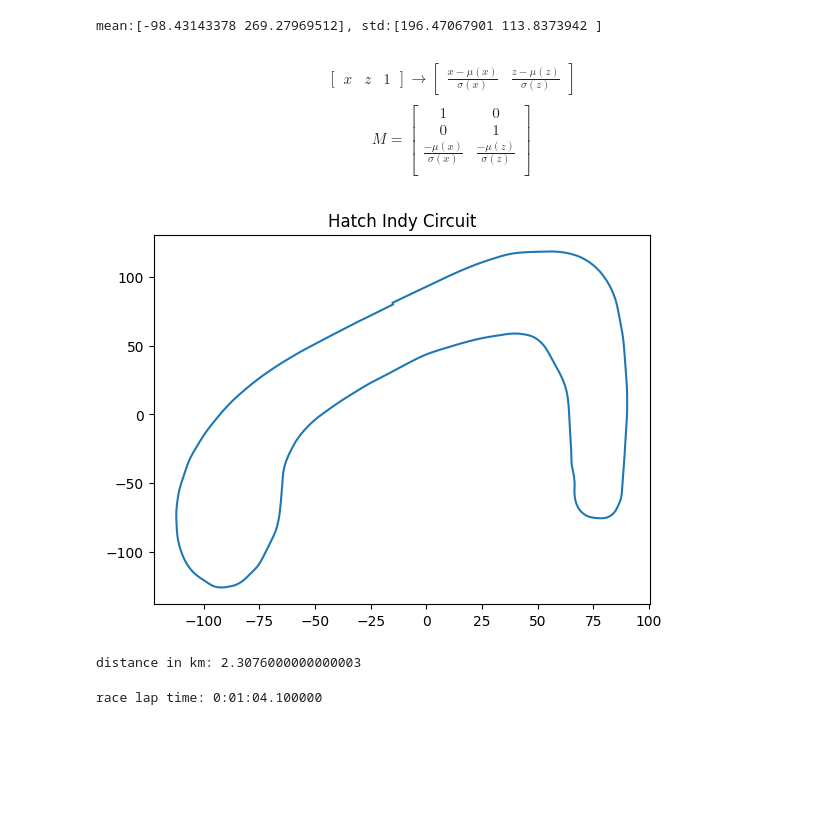
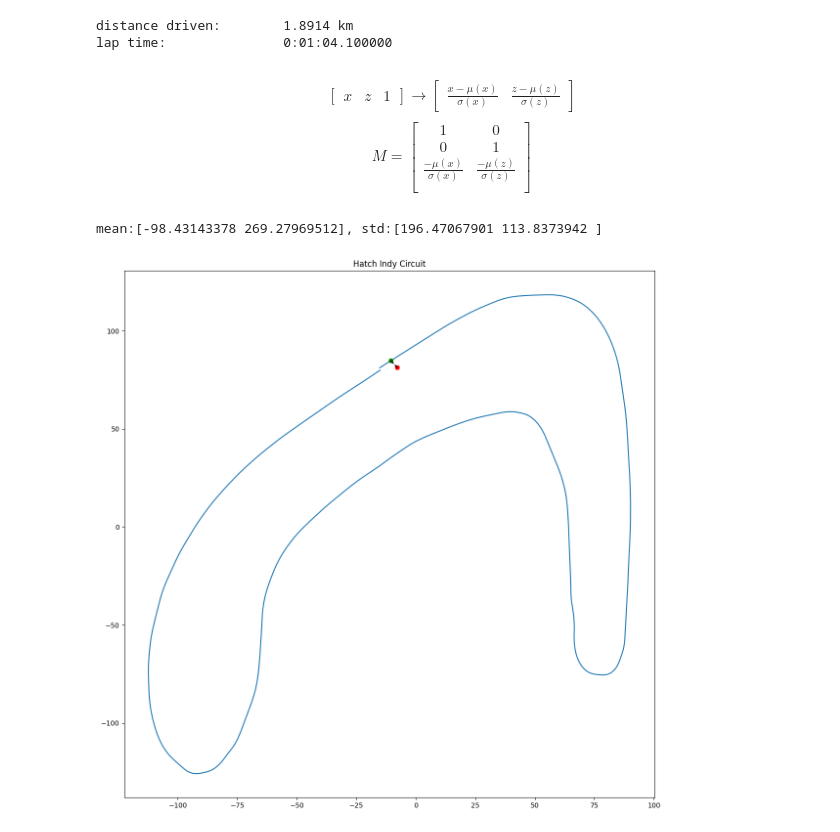
Before and after one commit to chrshdl/gt7-simdash, a Jupyter notebook: notebooks/plot_circuit.ipynb, the cells around one changed output. Drawn from its saved outputs; the diff is of its cells as text; code cells hidden in the pictures; blank space fills up the shorter version.

Commit message:
nearest points

```diff
--- a/notebooks/plot_circuit.ipynb
+++ b/notebooks/plot_circuit.ipynb
@@ -20,6 +20,12 @@ def preprocess(x, y):
   position = (position.T - mean) / std
   return position
 
+def compute_l2_norm(x, y):
+  dist = list()
+  points = list(zip(x,y))
+  for p in range(len(points)-1):
+    dist.append(np.linalg.norm(np.array(points[p])-np.array(points[p+1])))
+  return sum(dist)
 
 with open('brands-hatch-indy.pickle', 'rb') as f:
   data = pickle.load(f)
@@ -27,10 +33,14 @@ with open('brands-hatch-indy.pickle', 'rb') as f:
 x = [x[0] for x in data[1]]
 y = [-x[1] for x in data[1]] # remove minus sign for pygame.draw.line() in minimap.py
 
-position = preprocess(x, y)
-position *= WIDTH
+distance = compute_l2_norm(x,y)
+print(f"distance driven:\t{distance * 1e-3:.4f} km")
+
+laptime = str(datetime.timedelta(seconds=len(x) * 1/60))
+print(f"lap time:\t\t{laptime}")
 # %% [output]
-mean:[-98.43143378 269.27969512], std:[196.47067901 113.8373942 ]
+distance driven:        1.8914 km
+lap time:               0:01:04.100000
 # %% [markdown]
 $$
 [
@@ -52,22 +62,27 @@ M =
 \end{bmatrix}
 $$
 # %%
+position = preprocess(x, y)
+position *= WIDTH
+
 x = position[:,0]
 y = position[:,1]
-
-fig, ax = plt.subplots()
-ax.plot(x, y)
-plt.title("Hatch Indy Circuit")
-plt.show()
 # %% [output]
-[figure, removed]
+mean:[-98.43143378 269.27969512], std:[196.47067901 113.8373942 ]
-# %%
-dist = len(x) / (1/60) * 1e-5
-print(f"distance in km: {dist}")
-# %% [output]
-distance in km: 2.3076000000000003
-# %%
-laptime = str(datetime.timedelta(seconds=len(x) * 1/60))
-print(f"race lap time: {laptime}")
-# %% [output]
-race lap time: 0:01:04.100000
+# %%
+from shapely.geometry import LineString, Point
+from shapely.ops import nearest_points
+
+circuit = LineString(list(zip(x,y)))
+position = Point(x[8]+6, y[8]-1)
+nearest = nearest_points(circuit, position)[0]
+
+fig, ax = plt.subplots(figsize=(14, 14))
+ax.plot(x, y)
+ax.plot(position.x, position.y, 'ro')
+ax.plot(nearest.x, nearest.y, 'go')
+ax.plot((position.x, nearest.x), (position.y, nearest.y), 'k--')
+plt.title("Hatch Indy Circuit")
+plt.show()
+# %% [output]
+[figure, added]
```
Also changed, not shown: parts of 1 cell of this notebook, 1 other file.
